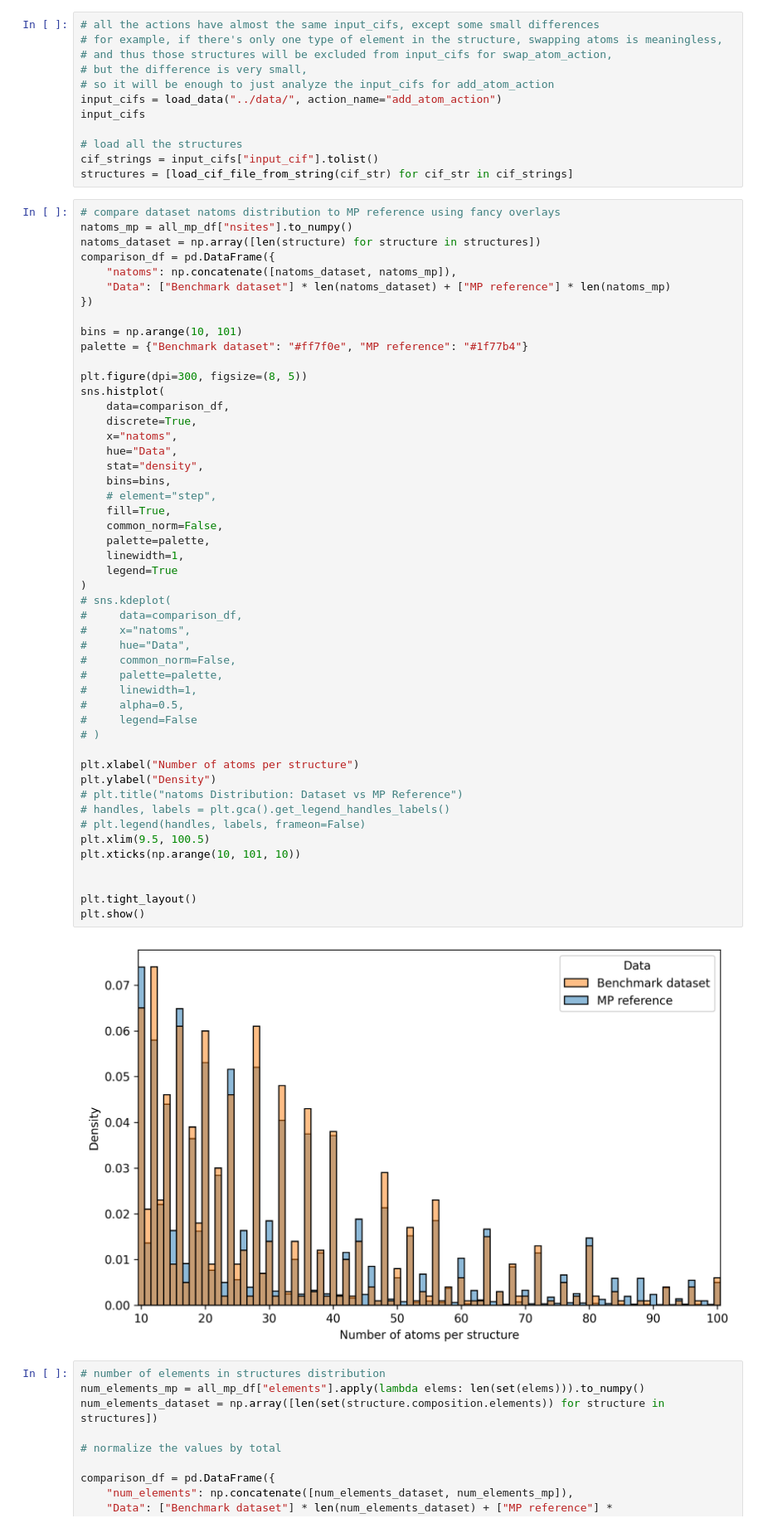
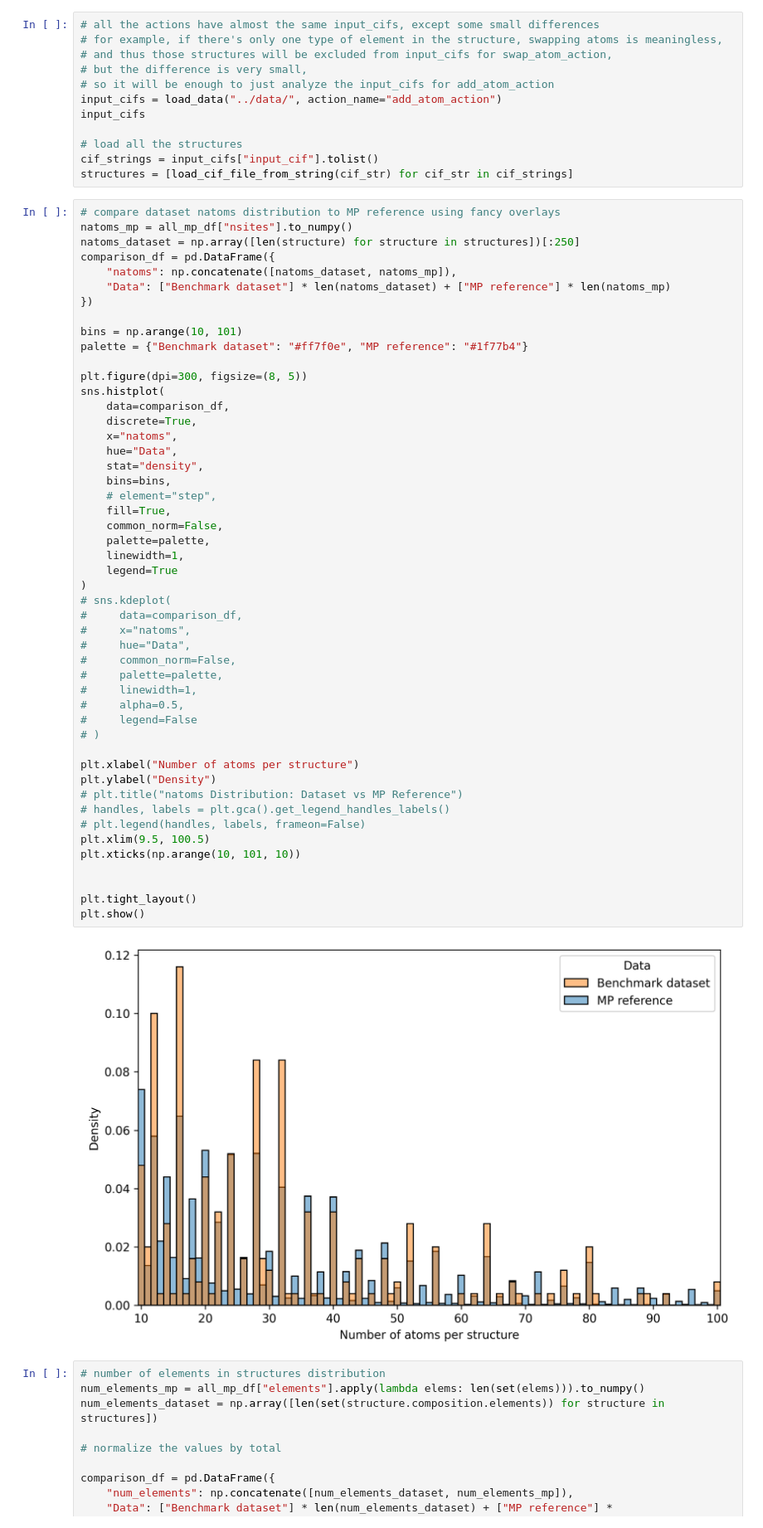
Before and after one commit to theAfish/AtomWorldBench, a Jupyter notebook: src/notebooks/analyze_data_distribution.ipynb, the cells around one changed output. Shown at 83% size. Saved outputs shown, nothing was run; the diff lists cells and outputs as text.

```diff
--- a/src/notebooks/analyze_data_distribution.ipynb
+++ b/src/notebooks/analyze_data_distribution.ipynb
@@ -58,7 +58,7 @@ structures = [load_cif_file_from_string(cif_str) for cif_str in cif_strings]
 # %%
 # compare dataset natoms distribution to MP reference using fancy overlays
 natoms_mp = all_mp_df["nsites"].to_numpy()
-natoms_dataset = np.array([len(structure) for structure in structures])
+natoms_dataset = np.array([len(structure) for structure in structures])[:250]
 comparison_df = pd.DataFrame({
     "natoms": np.concatenate([natoms_dataset, natoms_mp]),
     "Data": ["Benchmark dataset"] * len(natoms_dataset) + ["MP reference"] * len(natoms_mp)
@@ -78,34 +78,34 @@ sns.histplot(
     # element="step",
     fill=True,
     common_norm=False,
     palette=palette,
     linewidth=1,
     legend=True
 )
 # sns.kdeplot(
 #     data=comparison_df,
 #     x="natoms",
 #     hue="Data",
 #     common_norm=False,
 #     palette=palette,
 #     linewidth=1,
 #     alpha=0.5,
 #     legend=False
 # )
 
 plt.xlabel("Number of atoms per structure")
 plt.ylabel("Density")
 # plt.title("natoms Distribution: Dataset vs MP Reference")
 # handles, labels = plt.gca().get_legend_handles_labels()
 # plt.legend(handles, labels, frameon=False)
 plt.xlim(9.5, 100.5)
 plt.xticks(np.arange(10, 101, 10))
 
 
 plt.tight_layout()
 plt.show()
 # %% [output]
-[figure, old version]
+[figure, new version]
 # %%
 # number of elements in structures distribution
 num_elements_mp = all_mp_df["elements"].apply(lambda elems: len(set(elems))).to_numpy()
```
Also changed, not shown: parts of 1 cell of this notebook, 12 other files.
